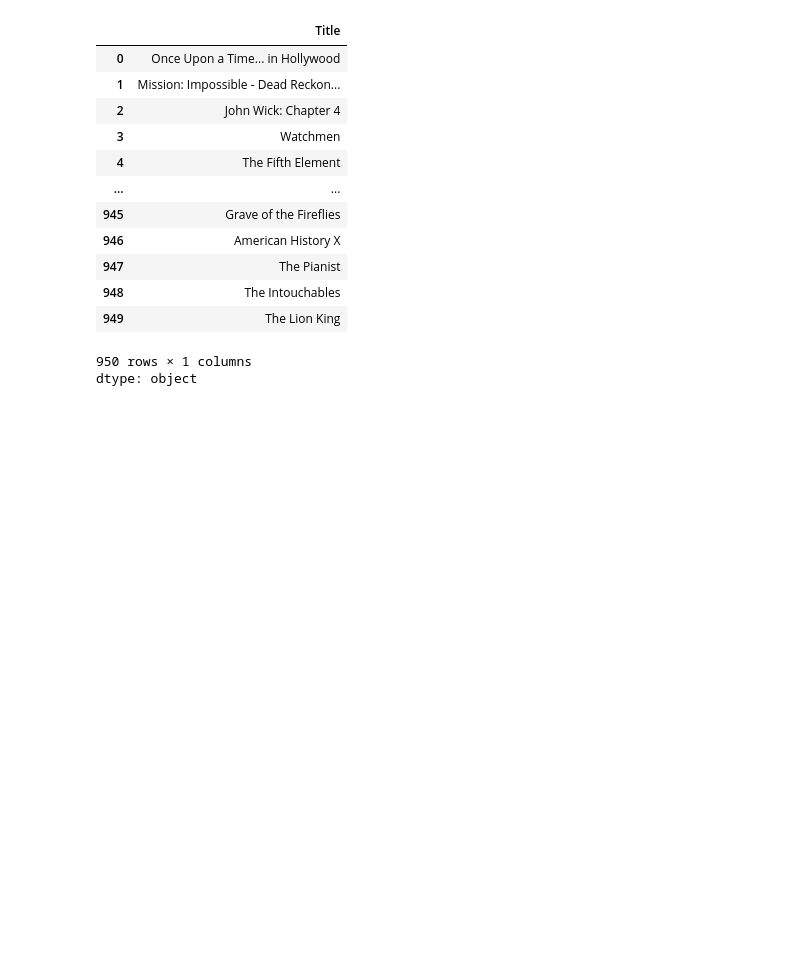
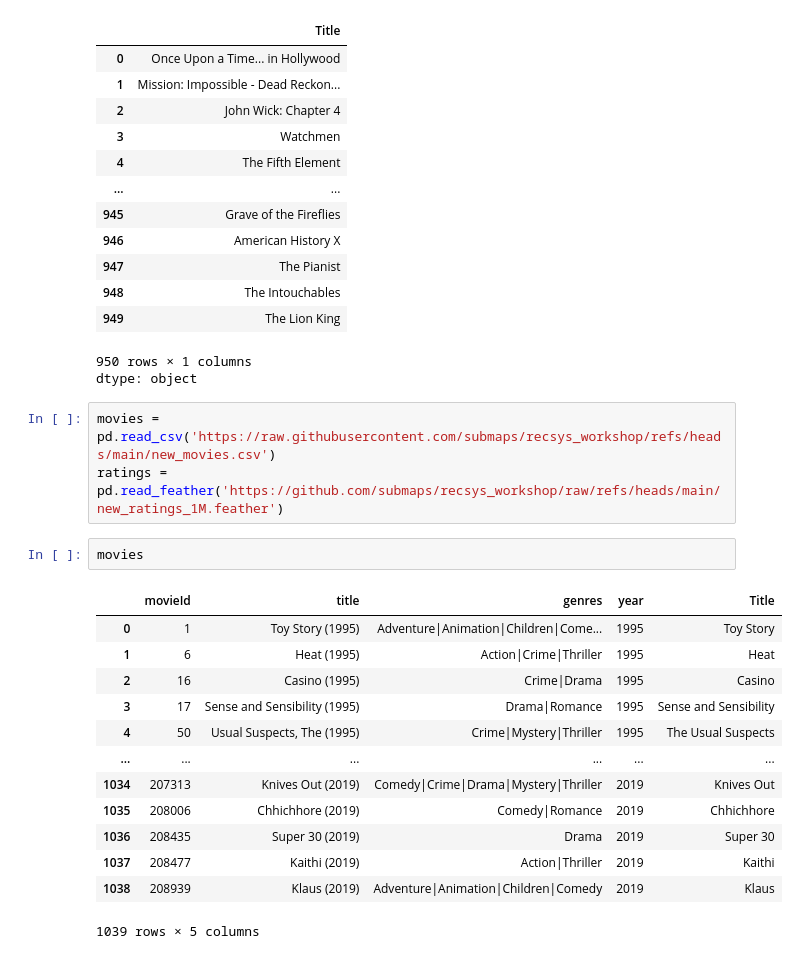
Before and after one commit to submaps/recsys_workshop, a Jupyter notebook: intro.ipynb, the cells around one changed output. Cells and saved outputs as stored; diff of their text form; blank space fills up the shorter version.

```diff
--- a/intro.ipynb
+++ b/intro.ipynb
@@ -436,3 +530,22 @@ c['Title']
 | 949 | The Lion King |
 950 rows × 1 columns
 dtype: object
+# %%
+movies = pd.read_csv('https://raw.githubusercontent.com/submaps/recsys_workshop/refs/heads/main/new_movies.csv')
+ratings = pd.read_feather('https://github.com/submaps/recsys_workshop/raw/refs/heads/main/new_ratings_1M.feather')
+# %%
+movies
+# %% [output]
+|  | movieId | title | genres | year | Title |
+| 0 | 1 | Toy Story (1995) | Adventure|Animation|Children|Come... | 1995 | Toy Story |
+| 1 | 6 | Heat (1995) | Action|Crime|Thriller | 1995 | Heat |
+| 2 | 16 | Casino (1995) | Crime|Drama | 1995 | Casino |
+| 3 | 17 | Sense and Sensibility (1995) | Drama|Romance | 1995 | Sense and Sensibility |
+| 4 | 50 | Usual Suspects, The (1995) | Crime|Mystery|Thriller | 1995 | The Usual Suspects |
+| ... | ... | ... | ... | ... | ... |
+| 1034 | 207313 | Knives Out (2019) | Comedy|Crime|Drama|Mystery|Thriller | 2019 | Knives Out |
+| 1035 | 208006 | Chhichhore (2019) | Comedy|Romance | 2019 | Chhichhore |
+| 1036 | 208435 | Super 30 (2019) | Drama | 2019 | Super 30 |
+| 1037 | 208477 | Kaithi (2019) | Action|Thriller | 2019 | Kaithi |
+| 1038 | 208939 | Klaus (2019) | Adventure|Animation|Children|Comedy | 2019 | Klaus |
+1039 rows × 5 columns
```
Also changed, not shown: parts of 37 cells of this notebook.
